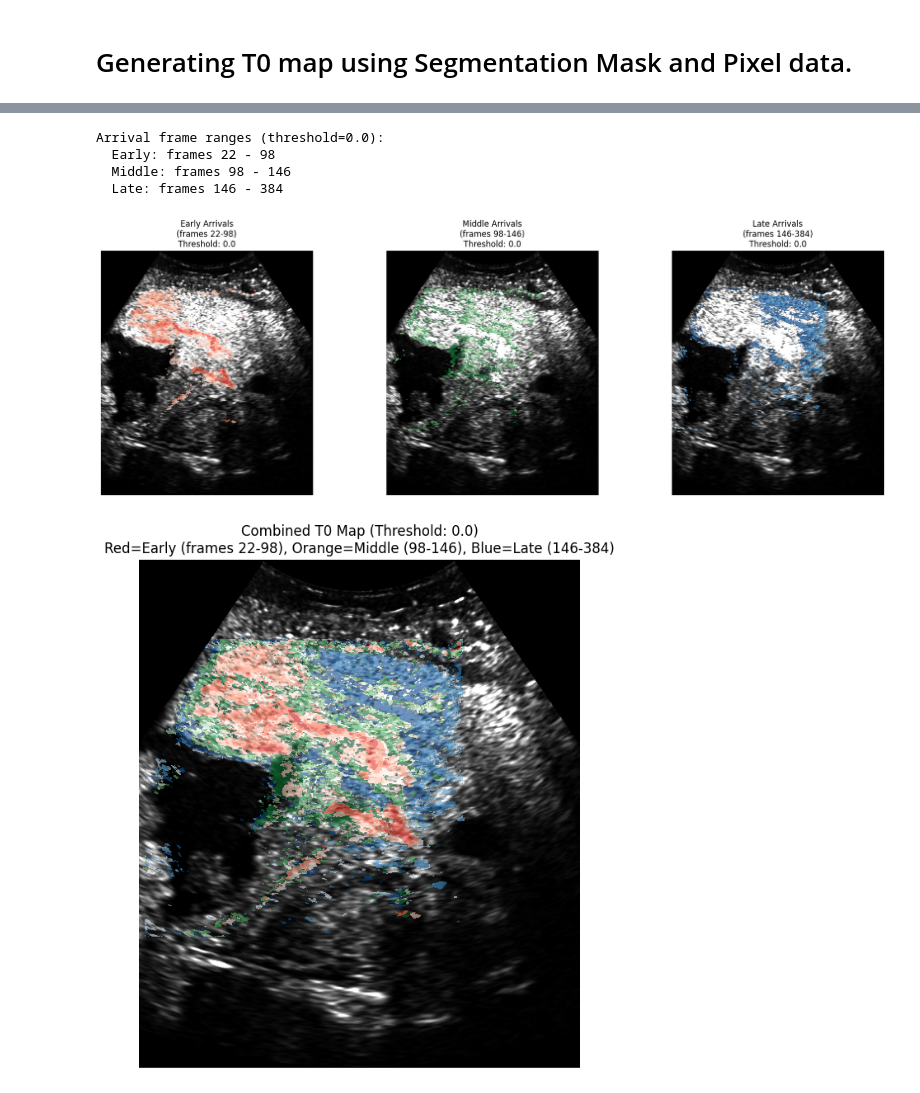
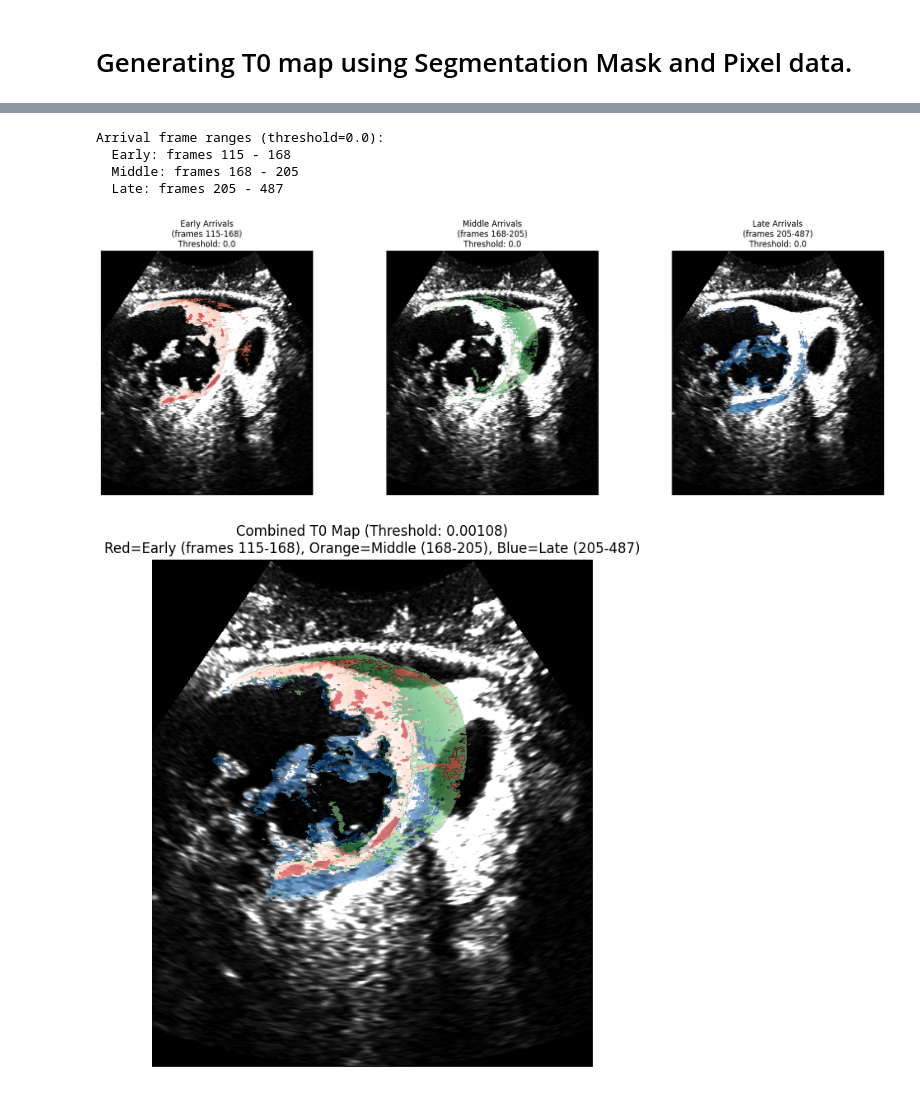
Before and after one commit to QuantUS-OpenSource/QuantUS-Backend-CEUS, a Jupyter notebook: TwoD_CEUS_test/raw_T0_testing.ipynb, the cells around one changed output, grey strips where cells are left out. Drawn from its saved outputs; the diff is of its cells as text; code cells hidden in the pictures.

```diff
--- a/TwoD_CEUS_test/raw_T0_testing.ipynb
+++ b/TwoD_CEUS_test/raw_T0_testing.ipynb
@@ -22,7 +22,7 @@ Available scan loaders: ['avi', 'nifti', 'custom_dicom', 'mp4']
 # %%
 scan_type = 'nifti'
 
-scan_path = '/Users/samantha/Desktop/ultrasound lab stuff/raw_mc_ctdna/p16/wk12/converted_nifti/R20250224141541707RawLinear_CHI_RAW.nii'
+scan_path = '/Users/samantha/Desktop/ultrasound lab stuff/raw_ctdna/p14/wk12/combined_nifti/p14_wk12_CHI_RAW.nii'
 scan_loader_kwargs = {
     'transpose': False  # Set back to False - Canon converter already rotated
     # preserve_raw will auto-detect from "_RAW" in filename
@@ -47,5 +47,5 @@ seg_type = 'nifti'
 # ROI mask drawn on normalized data (but will be applied to raw data)
 # This assumes you have a motion-corrected ROI from the Canon data
 # Replace this path with your actual ROI mask file
-seg_path = '/Users/samantha/Desktop/ultrasound lab stuff/raw_mc_ctdna/p16/wk12/p16_wk12_raw_mc_roi.nii.gz'
+seg_path = '/Users/samantha/Desktop/ultrasound lab stuff/raw_ctdna/p14/wk12/p14_wk12_large_roi_mc_topleft.nii.gz'
 seg_loader_kwargs = {}
@@ -478,9 +596,9 @@ else:
 
 # Generate the T0 map with temporal consistency filtering
 threshold = float(otsu_threshold_value)  # Computed via Otsu
-start_frame = 15
-end_frame = 388
-min_consecutive_frames = 3  # Require 3 consecutive frames above threshold (filters noise)
+start_frame = 105
+end_frame = 497
+min_consecutive_frames = 6  # Require 3 consecutive frames above threshold (filters noise)
 
 t0_map = generate_t0_map(
     pixel_data_for_analysis,
@@ -495,19 +613,34 @@ t0_map = generate_t0_map(
 masked_t0_map = mask_t0_map(t0_map, seg_data.seg_mask)
 
 # Make pixels that never enhanced transparent (set to NaN)
+# THIS IS THE BASE VERSION - never modified, used by all subsequent cells
 masked_t0_map_transparent = masked_t0_map.copy().astype(float)
 masked_t0_map_transparent[masked_t0_map == 0] = np.nan
+
+# ============== BOUNDARY MASK TOGGLE ==============
+apply_boundary = True # Set to True to use boundary mask
+# ==================================================
+
+# Create visualization version (doesn't modify masked_t0_map_transparent)
+t0_map_for_viz = masked_t0_map_transparent.copy()
+
+# Apply boundary mask if enabled and available
+if apply_boundary and USE_BOUNDARY_MASK and boundary_mask_2d is not None:
+    t0_map_for_viz[~boundary_mask_2d] = np.nan
+    boundary_status = ' (with boundary mask)'
+else:
+    boundary_status = ''
 
 # Gamma correction
 use_gamma = False      # <--- toggle this to True to enable
 gamma = 0.8
 
 if use_gamma:
-    masked_t0_map_transparent = masked_t0_map_transparent ** (1/gamma)
+    t0_map_for_viz = t0_map_for_viz ** (1/gamma)
 
 # Build title with optional gamma value
 gamma_str = f", gamma={gamma}" if use_gamma else ""
-title = f'T0 Map - {seg_data.seg_name} | thr {threshold:.1f}, frames {start_frame}-{end_frame}, min_consecutive={min_consecutive_frames}{gamma_str}'
+title = f'T0 Map - {seg_data.seg_name}{boundary_status} | thr {threshold:.6f}, frames {start_frame}-{end_frame}, min_consecutive={min_consecutive_frames}{gamma_str}'
 
 # Get single frame for background - NIfTI has time on third axis originally
 single_image = image_data.pixel_data[:, :, 250]
@@ -524,7 +657,7 @@ else:
 # Visualize T0 map
 fig, ax = plt.subplots(figsize=(10, 8))
 ax.imshow(single_image_display, cmap='gray')
-ax.imshow(masked_t0_map_transparent, alpha=0.7, cmap='jet')
+ax.imshow(t0_map_for_viz, alpha=0.7, cmap='jet')
 ax.set_title(title)
 ax.axis('off')
 plt.tight_layout()
@@ -592,37 +734,37 @@ if np.any(enhanced_pixels_clean):
     axes[0].set_title(f'Early Arrivals\n(frames {frame_min:.0f}-{frame_67:.0f})\nThreshold: {threshold:.1f}')
     axes[0].axis('off')
 
     # Middle arrivals
     axes[1].imshow(single_image_display, cmap='gray')
     axes[1].imshow(middle_map, alpha=0.7, cmap='Greens')
     axes[1].set_title(f'Middle Arrivals\n(frames {frame_67:.0f}-{frame_33:.0f})\nThreshold: {threshold:.1f}')
     axes[1].axis('off')
 
     # Late arrivals (lowest T0 values = latest)
     axes[2].imshow(single_image_display, cmap='gray')
     axes[2].imshow(late_map, alpha=0.7, cmap='Blues')
     axes[2].set_title(f'Late Arrivals\n(frames {frame_33:.0f}-{frame_max:.0f})\nThreshold: {threshold:.1f}')
     axes[2].axis('off')
 
     plt.tight_layout()
     plt.show()
 
     # Combined overlay with all three
     fig, ax = plt.subplots(figsize=(10, 8))
     ax.imshow(single_image_display, cmap='gray')
     ax.imshow(early_map, alpha=0.6, cmap='Reds')
     ax.imshow(middle_map, alpha=0.6, cmap='Greens')
     ax.imshow(late_map, alpha=0.6, cmap='Blues')
-    ax.set_title(f'Combined T0 Map (Threshold: {threshold:.1f})\nRed=Early (frames {frame_min:.0f}-{frame_67:.0f}), Orange=Middle ({frame_67:.0f}-{frame_33:.0f}), Blue=Late ({frame_33:.0f}-{frame_max:.0f})')
+    ax.set_title(f'Combined T0 Map (Threshold: {threshold:.5f})\nRed=Early (frames {frame_min:.0f}-{frame_67:.0f}), Orange=Middle ({frame_67:.0f}-{frame_33:.0f}), Blue=Late ({frame_33:.0f}-{frame_max:.0f})')
     ax.axis('off')
     plt.show()
 else:
     print("No enhanced pixels found!")
 # %% [output]
 Arrival frame ranges (threshold=0.0):
-  Early: frames 22 - 98
-  Middle: frames 98 - 146
-  Late: frames 146 - 384
+  Early: frames 115 - 168
+  Middle: frames 168 - 205
+  Late: frames 205 - 487
-[figure, old version]
+[figure, new version]
-[figure, old version]
+[figure, new version]
 # %%
```
Also changed, not shown: parts of 9 cells of this notebook, 2 other files.
